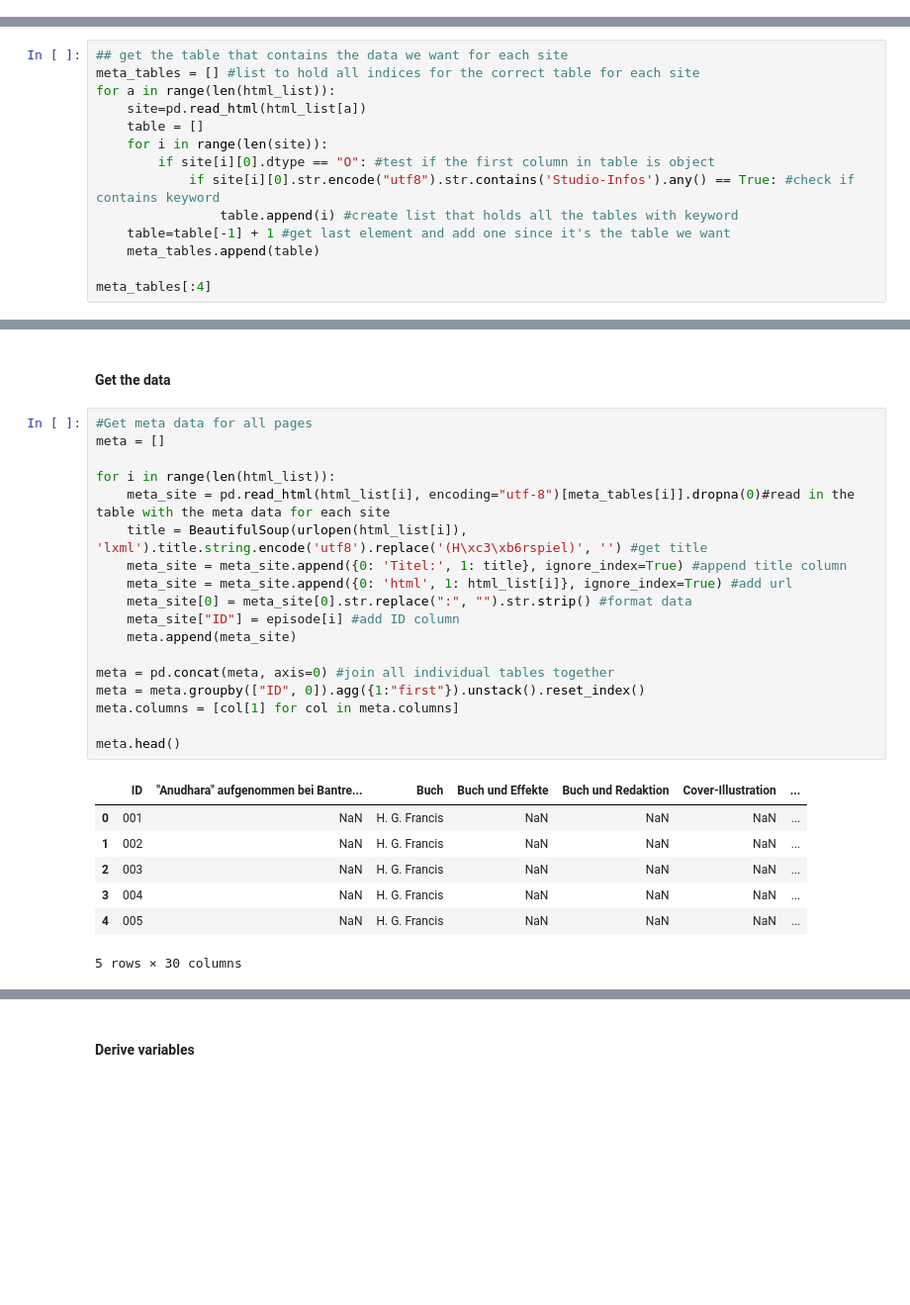
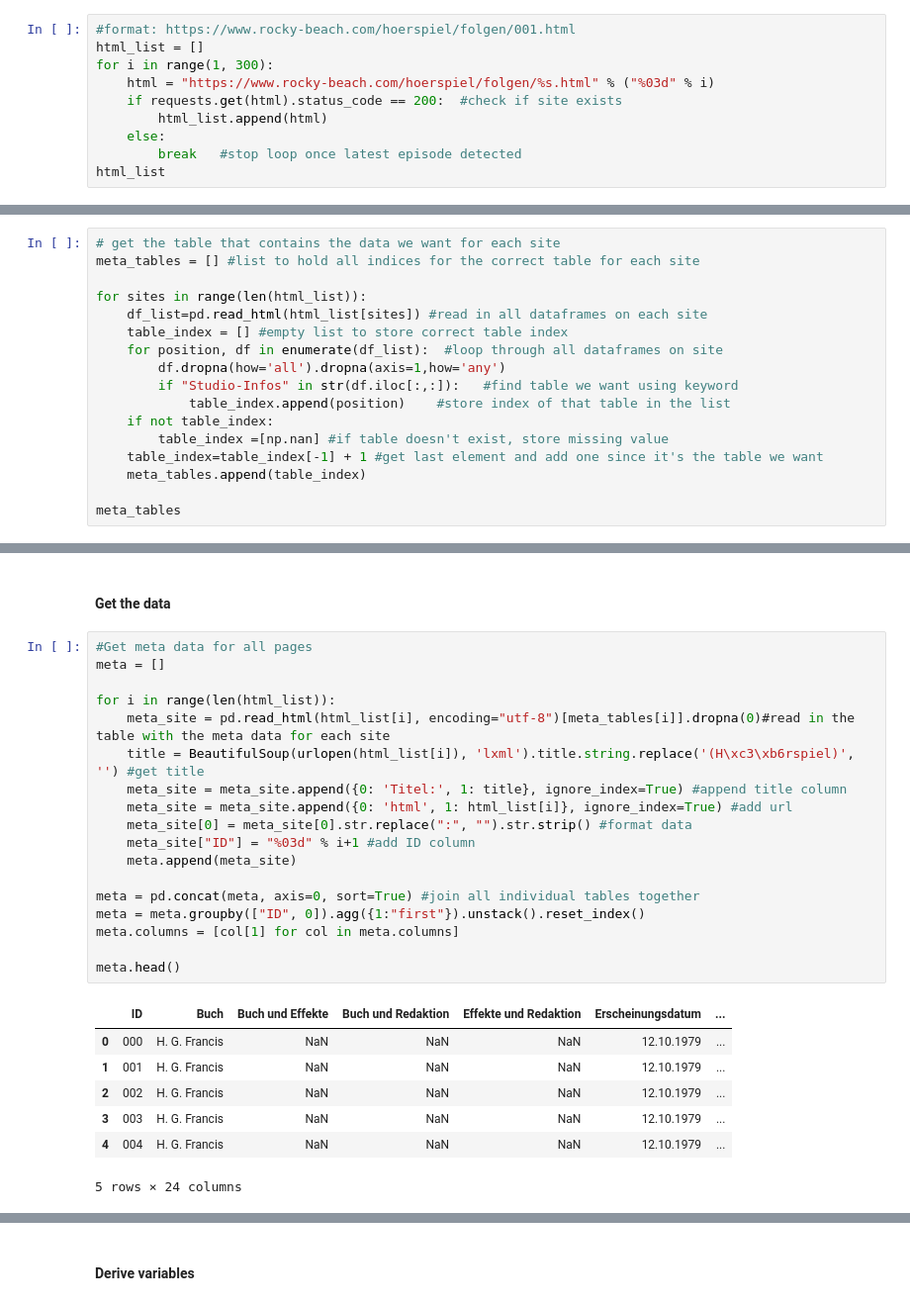
Before and after one commit to Lisa-Ho/three-investigators, a Jupyter notebook: notebooks/three-investigators-analysis.ipynb, the cells around one changed output, grey strips where cells are left out. Shown at 99% size. Saved outputs shown, nothing was run; the diff lists cells and outputs as text; blank space fills up the shorter version.

Commit message:
added setup +++ fixed list of websites to scrape +++ started on scraping meta data

```diff
--- a/notebooks/three-investigators-analysis.ipynb
+++ b/notebooks/three-investigators-analysis.ipynb
@@ -38,0 +35,10 @@ html_list[:4]
+# %%
+#format: https://www.rocky-beach.com/hoerspiel/folgen/001.html
+html_list = []
+for i in range(1, 300):
+    html = "https://www.rocky-beach.com/hoerspiel/folgen/%s.html" % ("%03d" % i)
+    if requests.get(html).status_code == 200:  #check if site exists
+        html_list.append(html)
+    else:
+        break   #stop loop once latest episode detected
+html_list
@@ -41,17 +65,20 @@ html_list[:4]
 # %% [markdown]
 #### Get tables to scrape
 # %%
-## get the table that contains the data we want for each site
+# get the table that contains the data we want for each site
 meta_tables = [] #list to hold all indices for the correct table for each site
-for a in range(len(html_list)):
-    site=pd.read_html(html_list[a])
-    table = []
-    for i in range(len(site)):
-        if site[i][0].dtype == "O": #test if the first column in table is object
-            if site[i][0].str.encode("utf8").str.contains('Studio-Infos').any() == True: #check if contains keyword
-                table.append(i) #create list that holds all the tables with keyword
-    table=table[-1] + 1 #get last element and add one since it's the table we want
-    meta_tables.append(table)
 
-meta_tables[:4]
+for sites in range(len(html_list)):
+    df_list=pd.read_html(html_list[sites]) #read in all dataframes on each site
+    table_index = [] #empty list to store correct table index
+    for position, df in enumerate(df_list):  #loop through all dataframes on site
+        df.dropna(how='all').dropna(axis=1,how='any')
+        if "Studio-Infos" in str(df.iloc[:,:]):   #find table we want using keyword
+            table_index.append(position)    #store index of that table in the list
+    if not table_index:
+        table_index =[np.nan] #if table doesn't exist, store missing value
+    table_index=table_index[-1] + 1 #get last element and add one since it's the table we want
+    meta_tables.append(table_index)
+
+meta_tables
 # %% [output]
@@ -61,26 +118,26 @@ meta_tables[:4]
 # %%
 #Get meta data for all pages
 meta = []
 
 for i in range(len(html_list)):
     meta_site = pd.read_html(html_list[i], encoding="utf-8")[meta_tables[i]].dropna(0)#read in the table with the meta data for each site
-    title = BeautifulSoup(urlopen(html_list[i]), 'lxml').title.string.encode('utf8').replace('(H\xc3\xb6rspiel)', '') #get title
+    title = BeautifulSoup(urlopen(html_list[i]), 'lxml').title.string.replace('(H\xc3\xb6rspiel)', '') #get title
     meta_site = meta_site.append({0: 'Titel:', 1: title}, ignore_index=True) #append title column
     meta_site = meta_site.append({0: 'html', 1: html_list[i]}, ignore_index=True) #add url
     meta_site[0] = meta_site[0].str.replace(":", "").str.strip() #format data
-    meta_site["ID"] = episode[i] #add ID column
+    meta_site["ID"] = "%03d" % i+1 #add ID column
     meta.append(meta_site)
 
-meta = pd.concat(meta, axis=0) #join all individual tables together
+meta = pd.concat(meta, axis=0, sort=True) #join all individual tables together
 meta = meta.groupby(["ID", 0]).agg({1:"first"}).unstack().reset_index()
 meta.columns = [col[1] for col in meta.columns]
 
 meta.head()
 # %% [output]
-|  | ID | "Anudhara" aufgenommen bei Bantre... | Buch | Buch und Effekte | Buch und Redaktion | Cover-Illustration | ... |
-| 0 | 001 | NaN | H. G. Francis | NaN | NaN | NaN | ... |
-| 1 | 002 | NaN | H. G. Francis | NaN | NaN | NaN | ... |
-| 2 | 003 | NaN | H. G. Francis | NaN | NaN | NaN | ... |
-| 3 | 004 | NaN | H. G. Francis | NaN | NaN | NaN | ... |
-| 4 | 005 | NaN | H. G. Francis | NaN | NaN | NaN | ... |
+|  | ID | Buch | Buch und Effekte | Buch und Redaktion | Effekte und Redaktion | Erscheinungsdatum | ... |
+| 0 | 000 | H. G. Francis | NaN | NaN | NaN | 12.10.1979 | ... |
+| 1 | 001 | H. G. Francis | NaN | NaN | NaN | 12.10.1979 | ... |
+| 2 | 002 | H. G. Francis | NaN | NaN | NaN | 12.10.1979 | ... |
+| 3 | 003 | H. G. Francis | NaN | NaN | NaN | 12.10.1979 | ... |
+| 4 | 004 | H. G. Francis | NaN | NaN | NaN | 12.10.1979 | ... |
-5 rows × 30 columns
+5 rows × 24 columns
```
Also changed, not shown: parts of 17 cells of this notebook.
